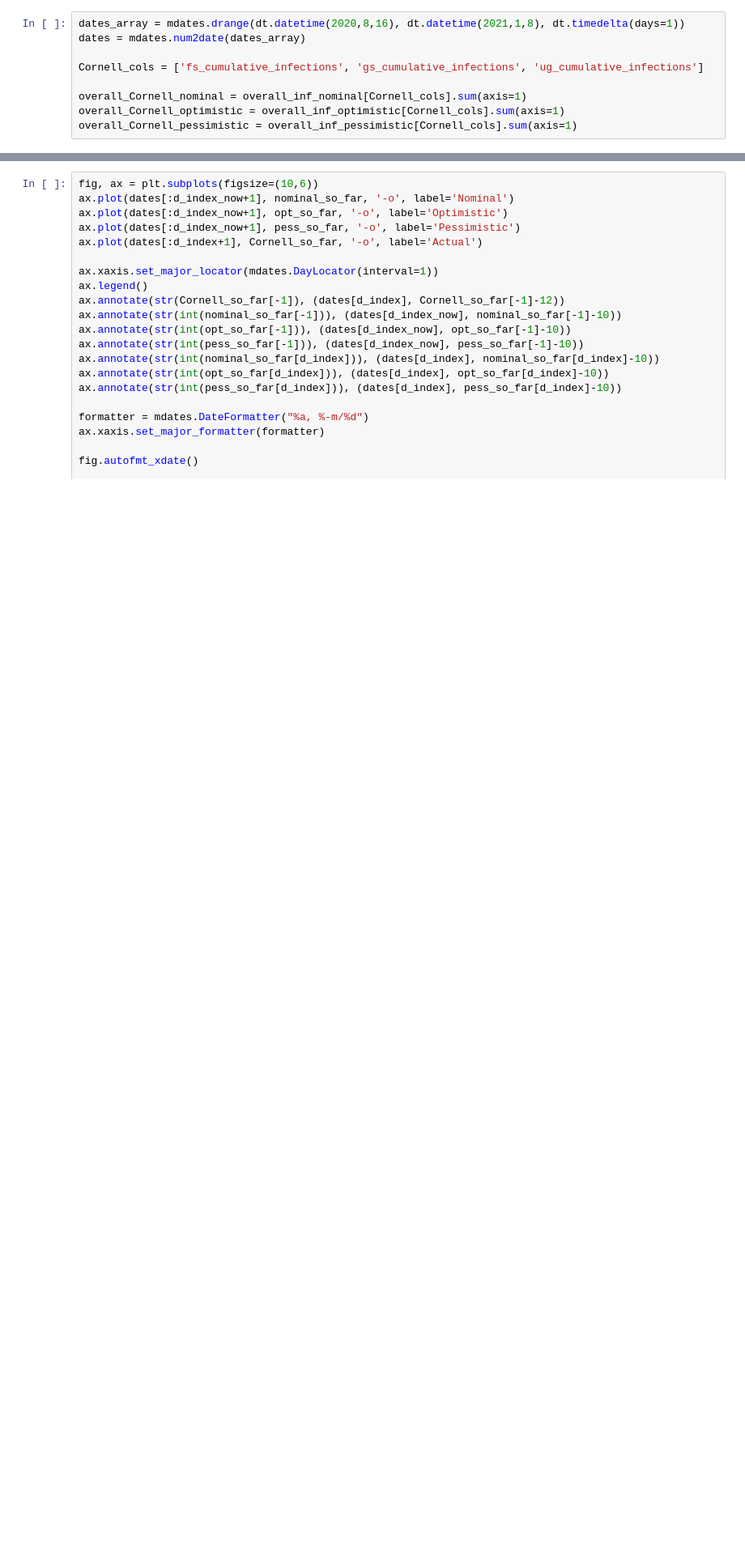
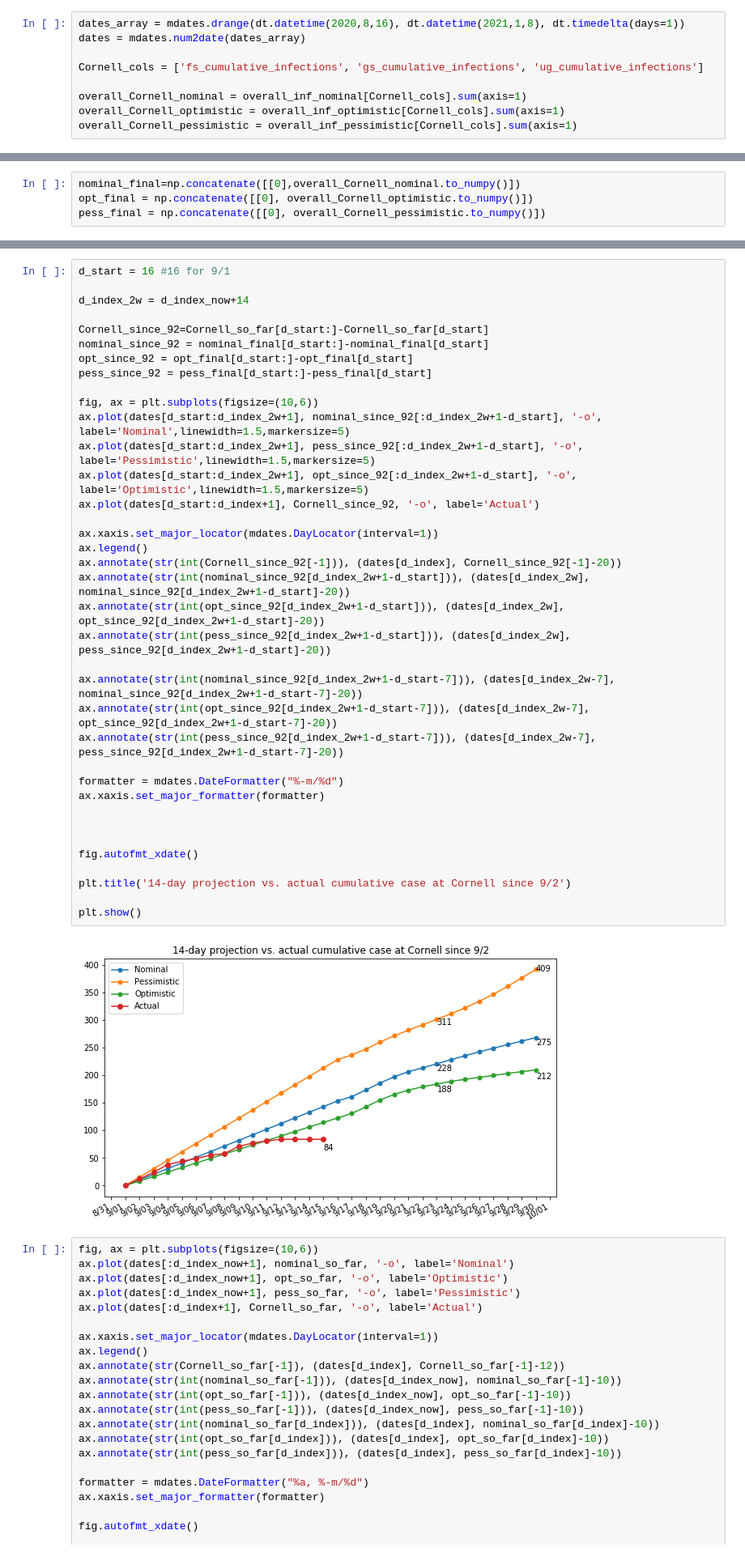
Before and after one commit to peter-i-frazier/group-testing, a Jupyter notebook: notebooks/aug_11_generate_csvs+daily_plots.ipynb, the cells around one changed output, grey strips where cells are left out. Shown at 81% size. Saved outputs shown, nothing was run; the diff lists cells and outputs as text; blank space fills up the shorter version.

```diff
--- a/notebooks/aug_11_generate_csvs+daily_plots.ipynb
+++ b/notebooks/aug_11_generate_csvs+daily_plots.ipynb
@@ -298,0 +297,4 @@ plt.show()
+# %%
+nominal_final=np.concatenate([[0],overall_Cornell_nominal.to_numpy()])
+opt_final = np.concatenate([[0], overall_Cornell_optimistic.to_numpy()])
+pess_final = np.concatenate([[0], overall_Cornell_pessimistic.to_numpy()])
@@ -299,3 +309,42 @@ plt.show()
+# %%
+d_start = 16 #16 for 9/1
+
+d_index_2w = d_index_now+14
+
+Cornell_since_92=Cornell_so_far[d_start:]-Cornell_so_far[d_start]
+nominal_since_92 = nominal_final[d_start:]-nominal_final[d_start]
+opt_since_92 = opt_final[d_start:]-opt_final[d_start]
+pess_since_92 = pess_final[d_start:]-pess_final[d_start]
+
+fig, ax = plt.subplots(figsize=(10,6))
+ax.plot(dates[d_start:d_index_2w+1], nominal_since_92[:d_index_2w+1-d_start], '-o', label='Nominal',linewidth=1.5,markersize=5)
+ax.plot(dates[d_start:d_index_2w+1], pess_since_92[:d_index_2w+1-d_start], '-o', label='Pessimistic',linewidth=1.5,markersize=5)
+ax.plot(dates[d_start:d_index_2w+1], opt_since_92[:d_index_2w+1-d_start], '-o', label='Optimistic',linewidth=1.5,markersize=5)
+ax.plot(dates[d_start:d_index+1], Cornell_since_92, '-o', label='Actual')
+
+ax.xaxis.set_major_locator(mdates.DayLocator(interval=1))
+ax.legend()
+ax.annotate(str(int(Cornell_since_92[-1])), (dates[d_index], Cornell_since_92[-1]-20))
+ax.annotate(str(int(nominal_since_92[d_index_2w+1-d_start])), (dates[d_index_2w], nominal_since_92[d_index_2w+1-d_start]-20))
+ax.annotate(str(int(opt_since_92[d_index_2w+1-d_start])), (dates[d_index_2w], opt_since_92[d_index_2w+1-d_start]-20))
+ax.annotate(str(int(pess_since_92[d_index_2w+1-d_start])), (dates[d_index_2w], pess_since_92[d_index_2w+1-d_start]-20))
+
+ax.annotate(str(int(nominal_since_92[d_index_2w+1-d_start-7])), (dates[d_index_2w-7], nominal_since_92[d_index_2w+1-d_start-7]-20))
+ax.annotate(str(int(opt_since_92[d_index_2w+1-d_start-7])), (dates[d_index_2w-7], opt_since_92[d_index_2w+1-d_start-7]-20))
+ax.annotate(str(int(pess_since_92[d_index_2w+1-d_start-7])), (dates[d_index_2w-7], pess_since_92[d_index_2w+1-d_start-7]-20))
+
+formatter = mdates.DateFormatter("%-m/%d")
+ax.xaxis.set_major_formatter(formatter)
+
+
+
+fig.autofmt_xdate()
+
+plt.title('14-day projection vs. actual cumulative case at Cornell since 9/2')
+
+plt.show()
+# %% [output]
+[figure, added]
 # %%
 fig, ax = plt.subplots(figsize=(10,6))
 ax.plot(dates[:d_index_now+1], nominal_so_far, '-o', label='Nominal')
```
Also changed, not shown: parts of 6 cells of this notebook.
